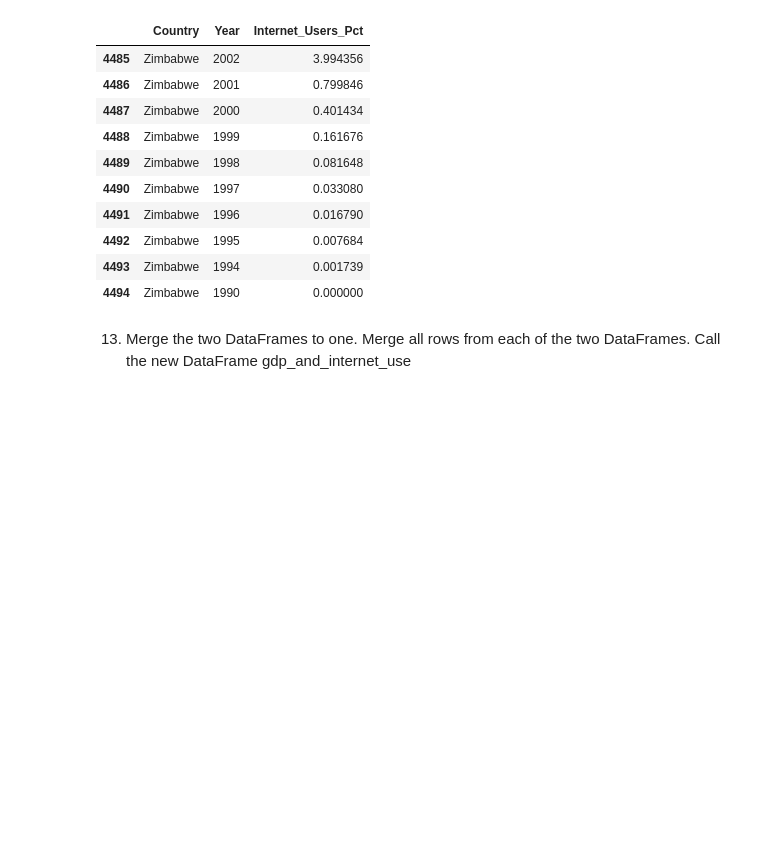
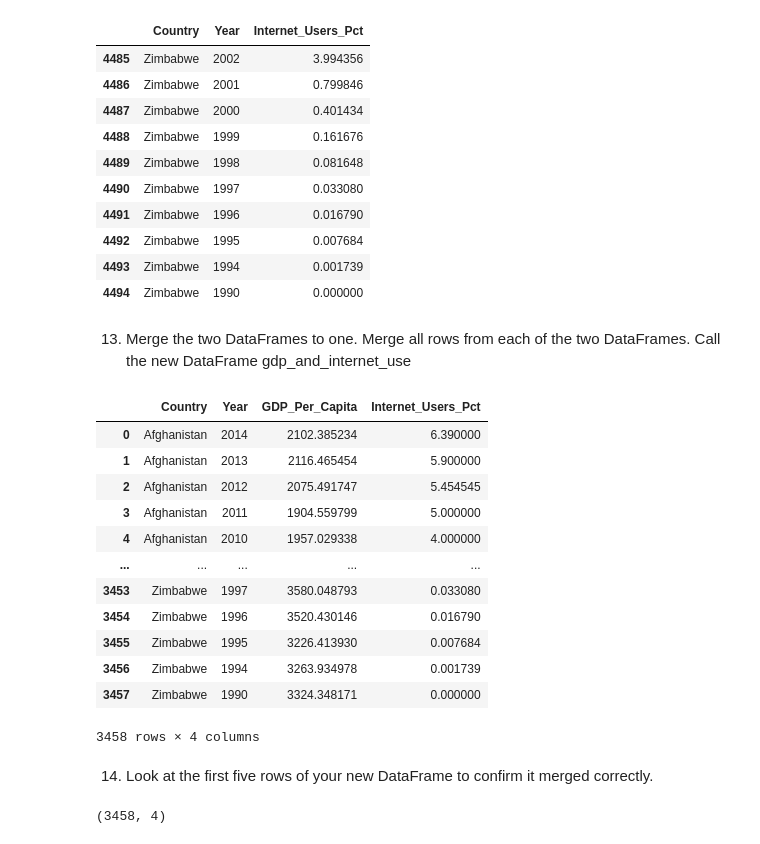
Before and after one commit to NSS-Data-Analytics-Cohort-7/gdp-and-internet-usage-csider0317, a Jupyter notebook: Notebooks/gdpproject.ipynb, the cells around one changed output. Drawn from its saved outputs; the diff is of its cells as text; code cells hidden in the pictures; blank space fills up the shorter version.

```diff
--- a/Notebooks/gdpproject.ipynb
+++ b/Notebooks/gdpproject.ipynb
@@ -172,3 +165,27 @@ internet_df.tail(10)
 | 4494 | Zimbabwe | 1990 | 0.000000 |
 # %% [markdown]
 13. Merge the two DataFrames to one. Merge all rows from each of the two DataFrames. Call the new DataFrame gdp_and_internet_use
+# %%
+gdp_and_internet_use= gdp_df.merge(internet_df, on=["Country","Year"])
+
+display(gdp_and_internet_use)
+# %% [output]
+|  | Country | Year | GDP_Per_Capita | Internet_Users_Pct |
+| 0 | Afghanistan | 2014 | 2102.385234 | 6.390000 |
+| 1 | Afghanistan | 2013 | 2116.465454 | 5.900000 |
+| 2 | Afghanistan | 2012 | 2075.491747 | 5.454545 |
+| 3 | Afghanistan | 2011 | 1904.559799 | 5.000000 |
+| 4 | Afghanistan | 2010 | 1957.029338 | 4.000000 |
+| ... | ... | ... | ... | ... |
+| 3453 | Zimbabwe | 1997 | 3580.048793 | 0.033080 |
+| 3454 | Zimbabwe | 1996 | 3520.430146 | 0.016790 |
+| 3455 | Zimbabwe | 1995 | 3226.413930 | 0.007684 |
+| 3456 | Zimbabwe | 1994 | 3263.934978 | 0.001739 |
+| 3457 | Zimbabwe | 1990 | 3324.348171 | 0.000000 |
+3458 rows × 4 columns
+# %% [markdown]
+14. Look at the first five rows of your new DataFrame to confirm it merged correctly.
+# %%
+gdp_and_internet_use.shape
+# %% [output]
+(3458, 4)
```
Also changed, not shown: parts of 6 cells of this notebook.
